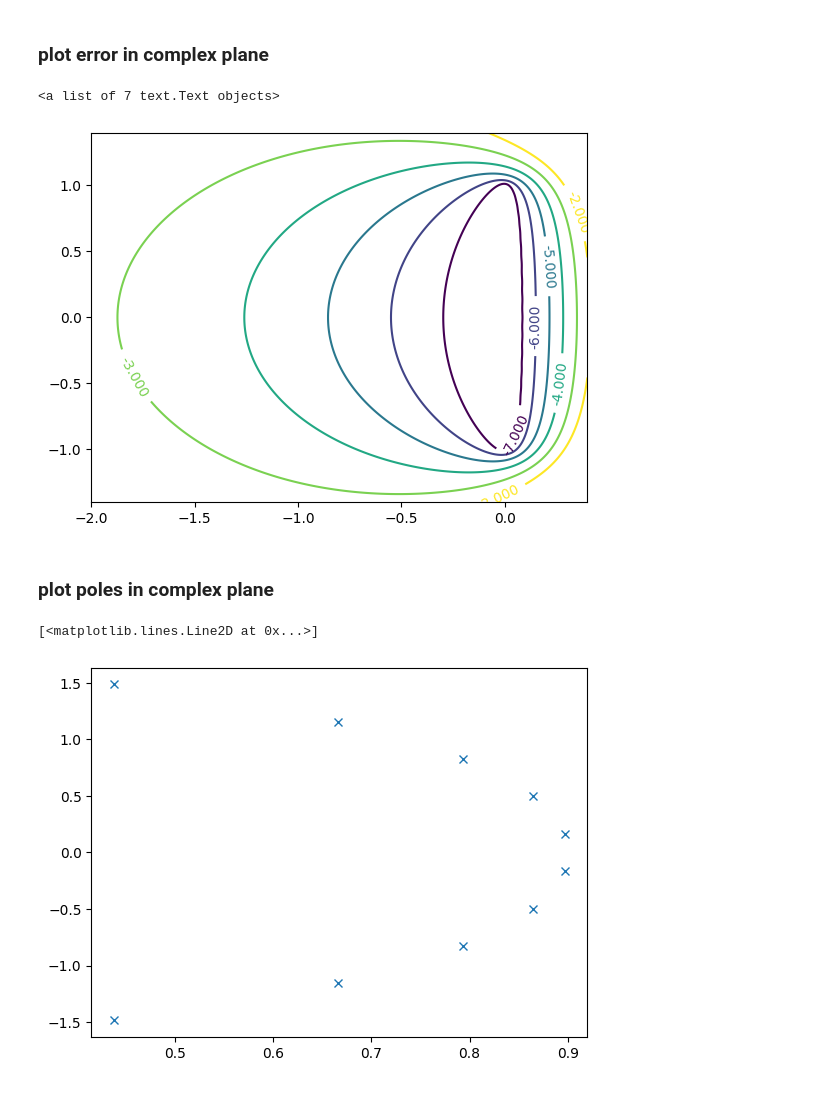
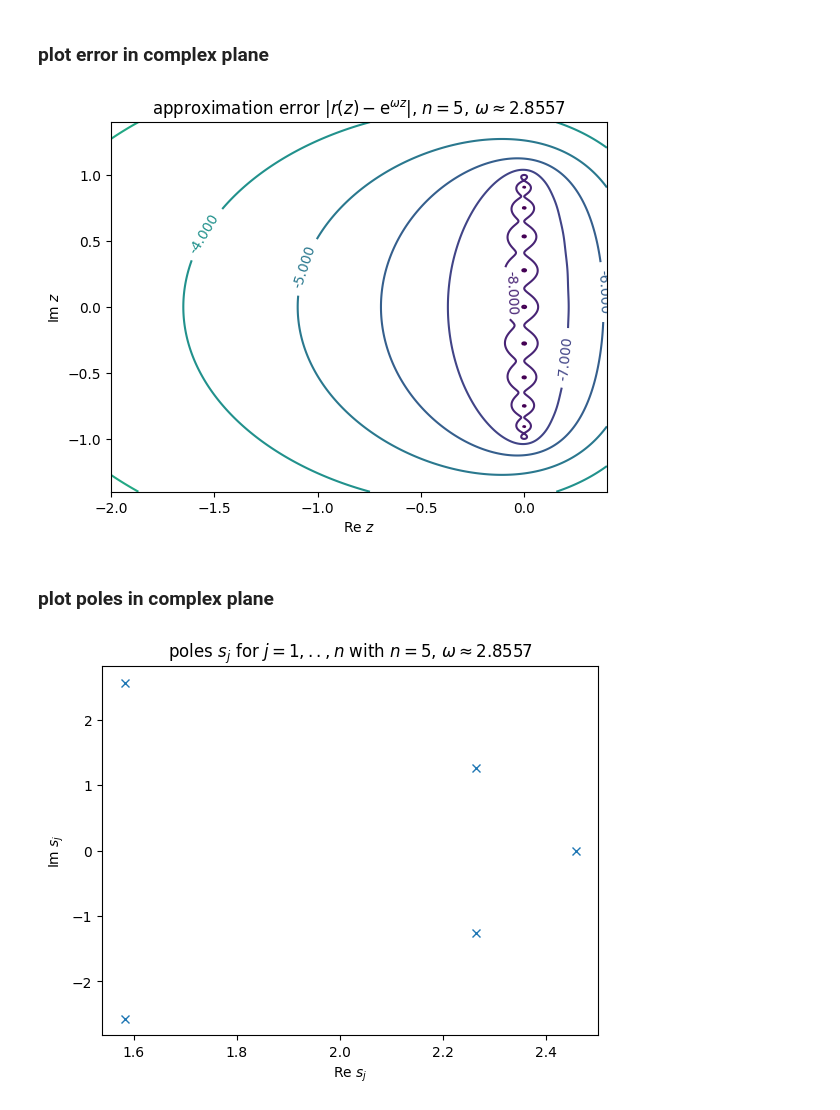
Before and after one commit to newbisi/rexpi, a Jupyter notebook: examples/ex0_basicruns.ipynb, the cells around one changed output. Cells and saved outputs as stored; diff of their text form; code cells hidden in the pictures.

```diff
--- a/examples/ex0_basicruns.ipynb
+++ b/examples/ex0_basicruns.ipynb
@@ -9,7 +12,7 @@ import rexpi
 # %%
-n=10
-tolequi=1e-3
+n=5
 tol=1e-8
-w = rexpi.buerrest_getw(n, tol)
-print("use n = %d and w = %f. computed for error objective epsilon = %.2e"%(n,w,tol))
+w, estinfo = rexpi.west(n, tol)
+wmax = (n+1)*np.pi
+print("use n = %d and w = %f (max w \u2248%.2f). computed for error objective epsilon = %.2e"%(n,w,wmax,tol))
 # %% [output]
@@ -17,10 +20,10 @@ use n = 10 and w = 12.445886. computed for error objective epsilon = 1.00e-08
 # %% [markdown]
 ### compute best approximation
 # %%
-r, info = rexpi.brib(w,n,tolequi=tolequi)
+r, info = rexpi.brib(w,n)#,maxiter=1)
 success, accuracy, [nodes_pos, equnodes], allerr, tracknodes, nodesphis, timings = info
 niter = len(allerr)
-errors = [float(e[0]) for e in allerr]
-deviations = [float(e[1]) for e in allerr]
+errors = list(zip(*allerr))[0]
+deviations = list(zip(*allerr))[1]
 print("used %d iterations, error = %.2e, deviation = %.2e"%(niter,errors[-1],deviations[-1]))
 # %% [output]
@@ -40,25 +70,30 @@ plt.semilogy(xs,abs(err),[-1,1],[errmax,errmax],':');
 # %%
 nim=5000
 nre=551
 ximag = np.linspace(-1.4, 1.4, nim)
 #xreal = np.array([0.1])
 xreal = np.linspace(-2.0, 0.4, nre)
 z = np.array([np.log10(abs(r(xr+1j*ximag)-np.exp(w*(xr+1j*ximag)))) for xr in xreal])
 
 X, Y = np.meshgrid(xreal, ximag)
 Z = z.T
 
 fig, ax = plt.subplots()
-CS = ax.contour(X, Y, Z, levels=[-7,-6,-5,-4,-3,-2])
+reftol = int(np.log10(tol))-1
+CS = ax.contour(X, Y, Z, levels=list(range(reftol,2)))
 ax.clabel(CS, inline=1, fontsize=10)
+plt.ylabel("Im $z$")
+plt.xlabel("Re $z$");
+plt.title("approximation error $|r(z)-\mathrm{e}^{\omega z}|$, $n=%d$, $\omega\\approx %.4f$"%(n,w));
 # %% [output]
-<a list of 7 text.Text objects>
-[figure, old version]
+[figure, new version]
 # %% [markdown]
 ### plot poles in complex plane
 # %%
 sj = r.getpoles(sym=True)
 plt.plot(sj.real,sj.imag,'x')
+plt.ylabel("Im $s_j$")
+plt.xlabel("Re $s_j$");
+plt.title("poles $s_j$ for $j=1,..,n$ with $n=%d$, $\omega\\approx %.4f$"%(n,w));
 # %% [output]
-[<matplotlib.lines.Line2D at 0x...>]
-[figure, old version]
+[figure, new version]
```
Also changed, not shown: parts of 10 cells of this notebook, 8 other files.
